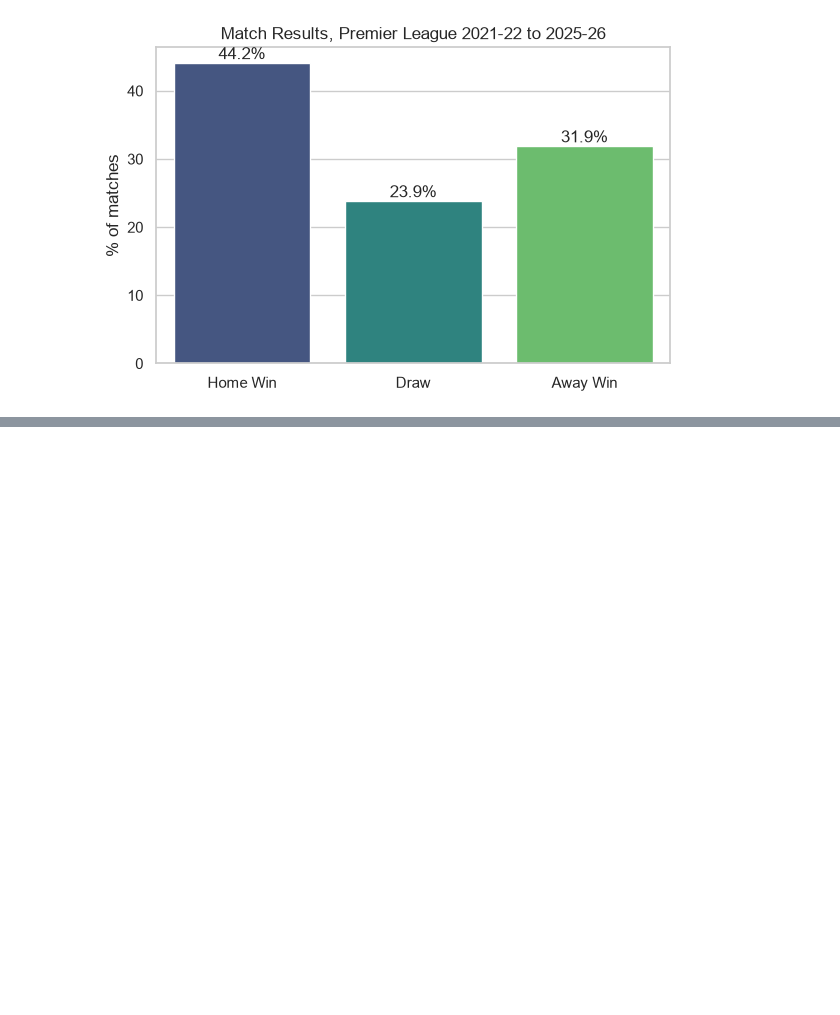
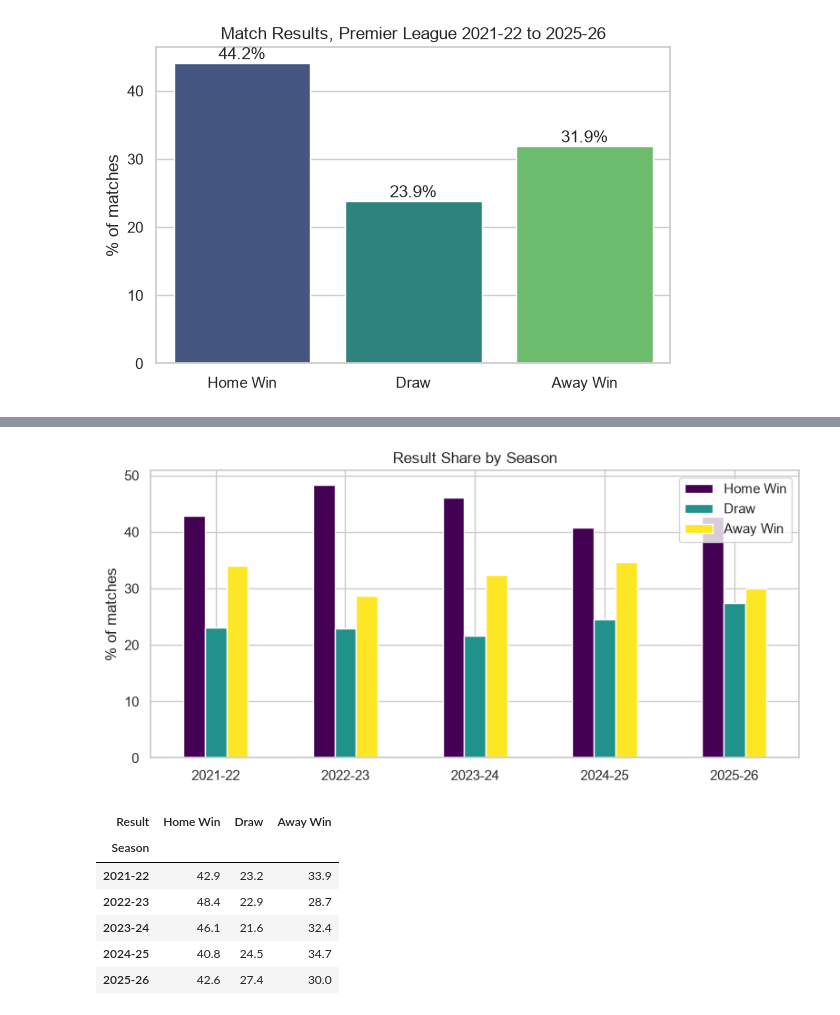
Before and after one commit to s17hann/football-analysis, a Jupyter notebook: notebooks/03_eda.ipynb, the cells around one changed output, grey strips where cells are left out. Cells and saved outputs as stored; diff of their text form; code cells hidden in the pictures; blank space fills up the shorter version.

```diff
--- a/notebooks/03_eda.ipynb
+++ b/notebooks/03_eda.ipynb
@@ -43,0 +60,25 @@ plt.show()
+# %%
+season_res = (matches.groupby("Season")["Result"]
+              .value_counts(normalize=True)
+              .unstack()
+              .reindex(columns=order) * 100)
+
+season_res.plot(kind="bar", figsize=(8, 4), colormap="viridis", rot=0)
+plt.title("Result Share by Season")
+plt.ylabel("% of matches")
+plt.xlabel("")
+plt.legend(title="")
+plt.tight_layout()
+plt.savefig(fig_dir / "03_home_advantage_by_season.png", dpi=150)
+plt.show()
+
+season_res.round(1)
+# %% [output]
+[figure, added]
+| Result | Home Win | Draw | Away Win |
+| Season |  |  |  |
+| 2021-22 | 42.9 | 23.2 | 33.9 |
+| 2022-23 | 48.4 | 22.9 | 28.7 |
+| 2023-24 | 46.1 | 21.6 | 32.4 |
+| 2024-25 | 40.8 | 24.5 | 34.7 |
+| 2025-26 | 42.6 | 27.4 | 30.0 |
```
Also changed, not shown: parts of 4 cells of this notebook.
